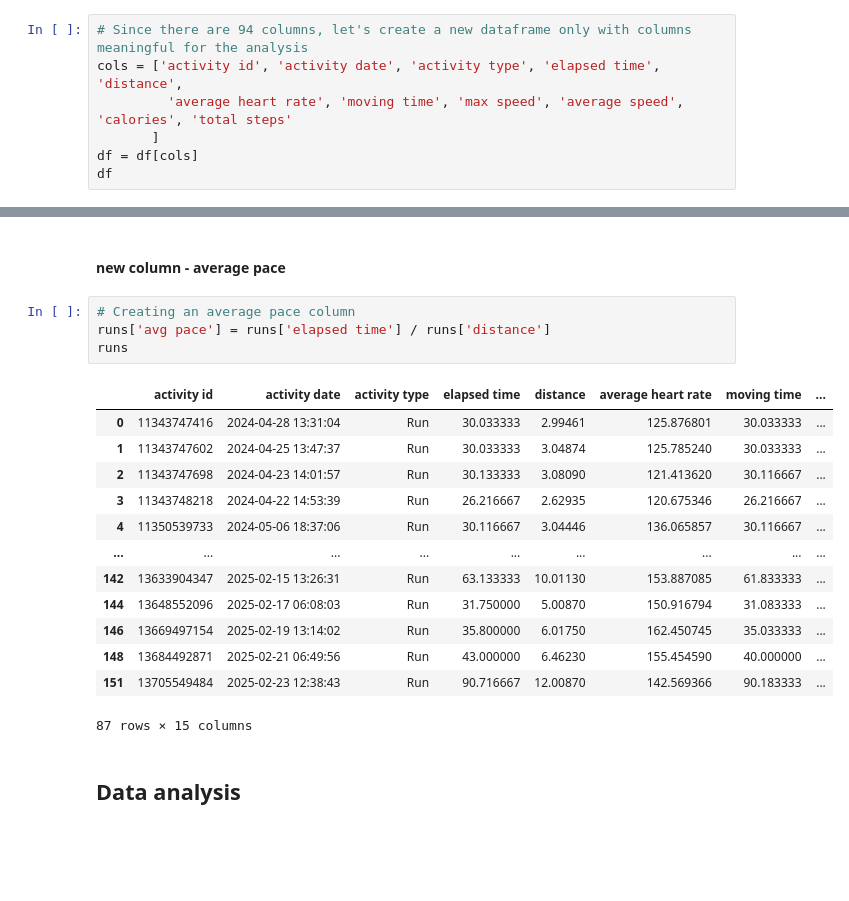
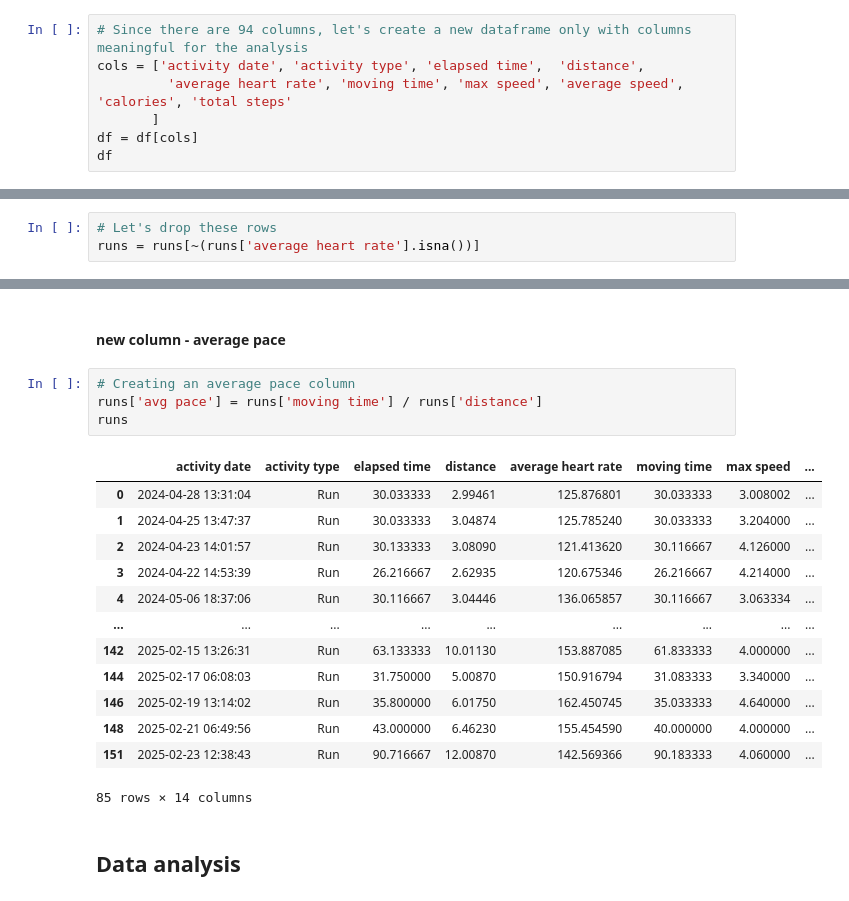
Before and after one commit to borowskamar/PortfolioProjects, a Jupyter notebook: Strava.ipynb, the cells around one changed output, grey strips where cells are left out. Drawn from its saved outputs; the diff is of its cells as text; blank space fills up the shorter version.

```diff
--- a/Strava.ipynb
+++ b/Strava.ipynb
@@ -37,7 +37,7 @@ memory usage: 111.8+ KB
 df.columns=df.columns.str.lower()
 # %%
 # Since there are 94 columns, let's create a new dataframe only with columns meaningful for the analysis
-cols = ['activity id', 'activity date', 'activity type', 'elapsed time',  'distance',
+cols = ['activity date', 'activity type', 'elapsed time',  'distance',
          'average heart rate', 'moving time', 'max speed', 'average speed', 'calories', 'total steps'
        ]
 df = df[cols]
@@ -69,3 +79,6 @@ runs = runs.drop('calories', axis=1)
+# %%
+# Let's drop these rows
+runs = runs[~(runs['average heart rate'].isna())]
 # %% [markdown]
 ### Transforming data
 # %% [markdown]
@@ -154,21 +169,21 @@ runs
 #### new column - average pace
 # %%
 # Creating an average pace column
-runs['avg pace'] = runs['elapsed time'] / runs['distance']
+runs['avg pace'] = runs['moving time'] / runs['distance']
 runs
 # %% [output]
-|  | activity id | activity date | activity type | elapsed time | distance | average heart rate | moving time | ... |
-| 0 | 11343747416 | 2024-04-28 13:31:04 | Run | 30.033333 | 2.99461 | 125.876801 | 30.033333 | ... |
-| 1 | 11343747602 | 2024-04-25 13:47:37 | Run | 30.033333 | 3.04874 | 125.785240 | 30.033333 | ... |
-| 2 | 11343747698 | 2024-04-23 14:01:57 | Run | 30.133333 | 3.08090 | 121.413620 | 30.116667 | ... |
-| 3 | 11343748218 | 2024-04-22 14:53:39 | Run | 26.216667 | 2.62935 | 120.675346 | 26.216667 | ... |
-| 4 | 11350539733 | 2024-05-06 18:37:06 | Run | 30.116667 | 3.04446 | 136.065857 | 30.116667 | ... |
+|  | activity date | activity type | elapsed time | distance | average heart rate | moving time | max speed | ... |
+| 0 | 2024-04-28 13:31:04 | Run | 30.033333 | 2.99461 | 125.876801 | 30.033333 | 3.008002 | ... |
+| 1 | 2024-04-25 13:47:37 | Run | 30.033333 | 3.04874 | 125.785240 | 30.033333 | 3.204000 | ... |
+| 2 | 2024-04-23 14:01:57 | Run | 30.133333 | 3.08090 | 121.413620 | 30.116667 | 4.126000 | ... |
+| 3 | 2024-04-22 14:53:39 | Run | 26.216667 | 2.62935 | 120.675346 | 26.216667 | 4.214000 | ... |
+| 4 | 2024-05-06 18:37:06 | Run | 30.116667 | 3.04446 | 136.065857 | 30.116667 | 3.063334 | ... |
 | ... | ... | ... | ... | ... | ... | ... | ... | ... |
-| 142 | 13633904347 | 2025-02-15 13:26:31 | Run | 63.133333 | 10.01130 | 153.887085 | 61.833333 | ... |
-| 144 | 13648552096 | 2025-02-17 06:08:03 | Run | 31.750000 | 5.00870 | 150.916794 | 31.083333 | ... |
-| 146 | 13669497154 | 2025-02-19 13:14:02 | Run | 35.800000 | 6.01750 | 162.450745 | 35.033333 | ... |
-| 148 | 13684492871 | 2025-02-21 06:49:56 | Run | 43.000000 | 6.46230 | 155.454590 | 40.000000 | ... |
-| 151 | 13705549484 | 2025-02-23 12:38:43 | Run | 90.716667 | 12.00870 | 142.569366 | 90.183333 | ... |
+| 142 | 2025-02-15 13:26:31 | Run | 63.133333 | 10.01130 | 153.887085 | 61.833333 | 4.000000 | ... |
+| 144 | 2025-02-17 06:08:03 | Run | 31.750000 | 5.00870 | 150.916794 | 31.083333 | 3.340000 | ... |
+| 146 | 2025-02-19 13:14:02 | Run | 35.800000 | 6.01750 | 162.450745 | 35.033333 | 4.640000 | ... |
+| 148 | 2025-02-21 06:49:56 | Run | 43.000000 | 6.46230 | 155.454590 | 40.000000 | 4.000000 | ... |
+| 151 | 2025-02-23 12:38:43 | Run | 90.716667 | 12.00870 | 142.569366 | 90.183333 | 4.060000 | ... |
-87 rows × 15 columns
+85 rows × 14 columns
 # %% [markdown]
 ## Data analysis
```
Also changed, not shown: parts of 19 cells of this notebook.
